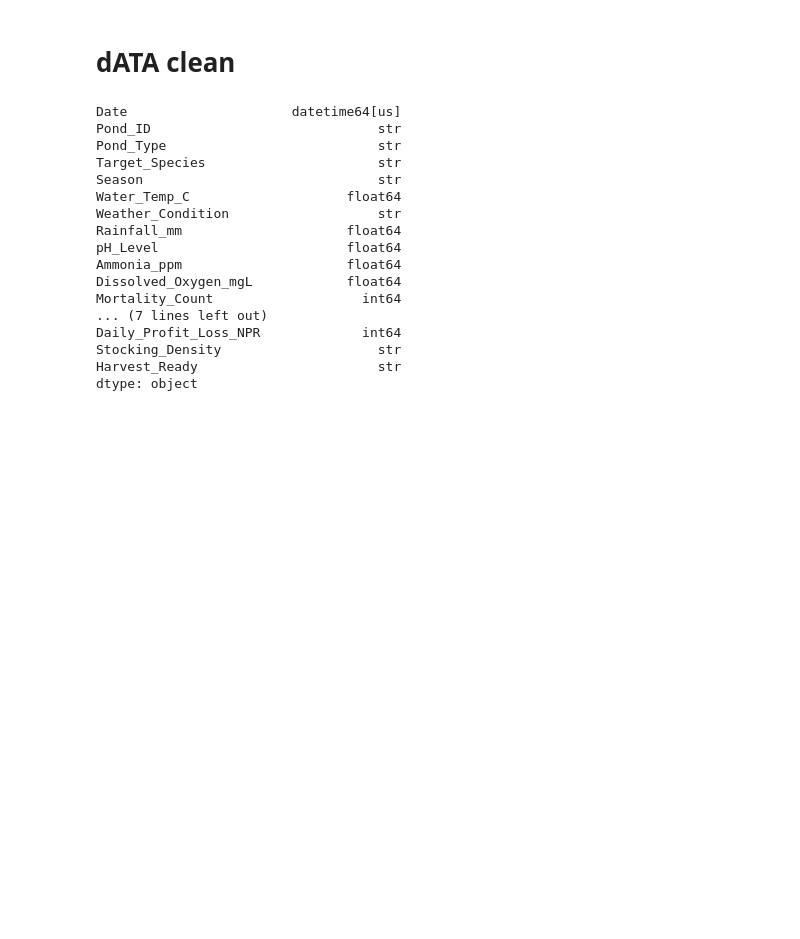
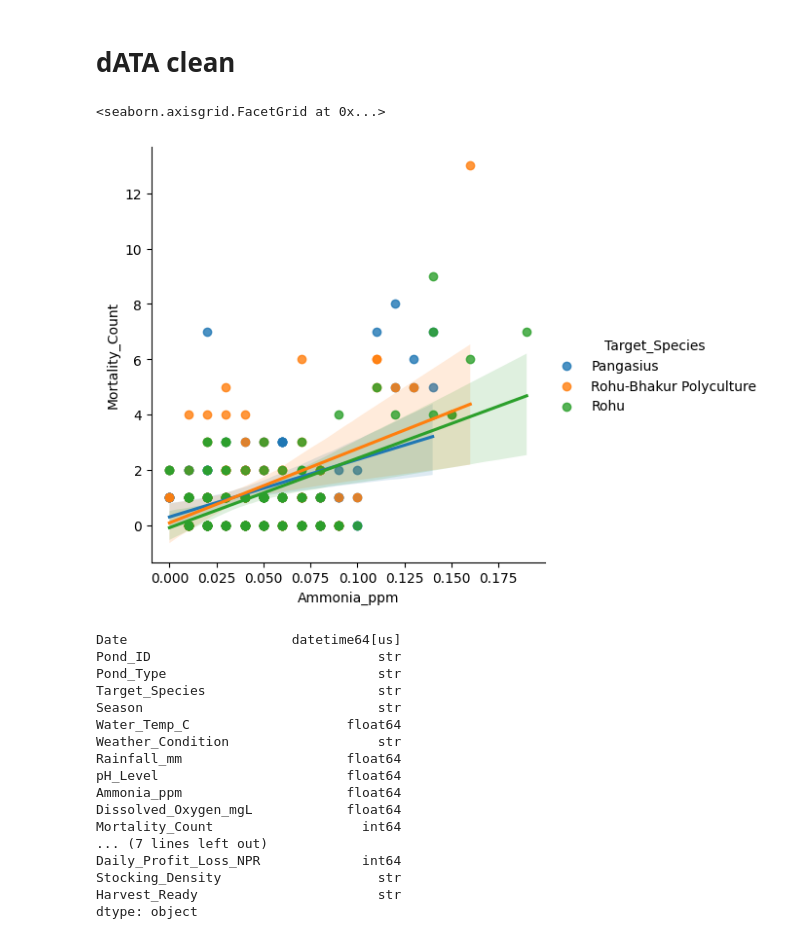
Before and after one commit to kunwarsaurav/AQUA-CULTURE-mandal-farm-analysis, a Jupyter notebook: notebooks/data_pipeline.ipynb, the cells around one changed output. Cells and saved outputs as stored; diff of their text form; code cells hidden in the pictures; blank space fills up the shorter version.

```diff
--- a/notebooks/data_pipeline.ipynb
+++ b/notebooks/data_pipeline.ipynb
@@ -33,6 +35,11 @@ print(df.head(3))
 [3 rows x 22 columns]
 # %% [markdown]
 # dATA clean
+# %%
+sns.lmplot(data=df,x='Ammonia_ppm',y='Mortality_Count',hue='Target_Species')
+# %% [output]
+<seaborn.axisgrid.FacetGrid at 0x...>
+[figure, added]
 # %%
 def clean_data(df):
     df= df.copy()
```
Also changed, not shown: parts of 1 cell of this notebook.
